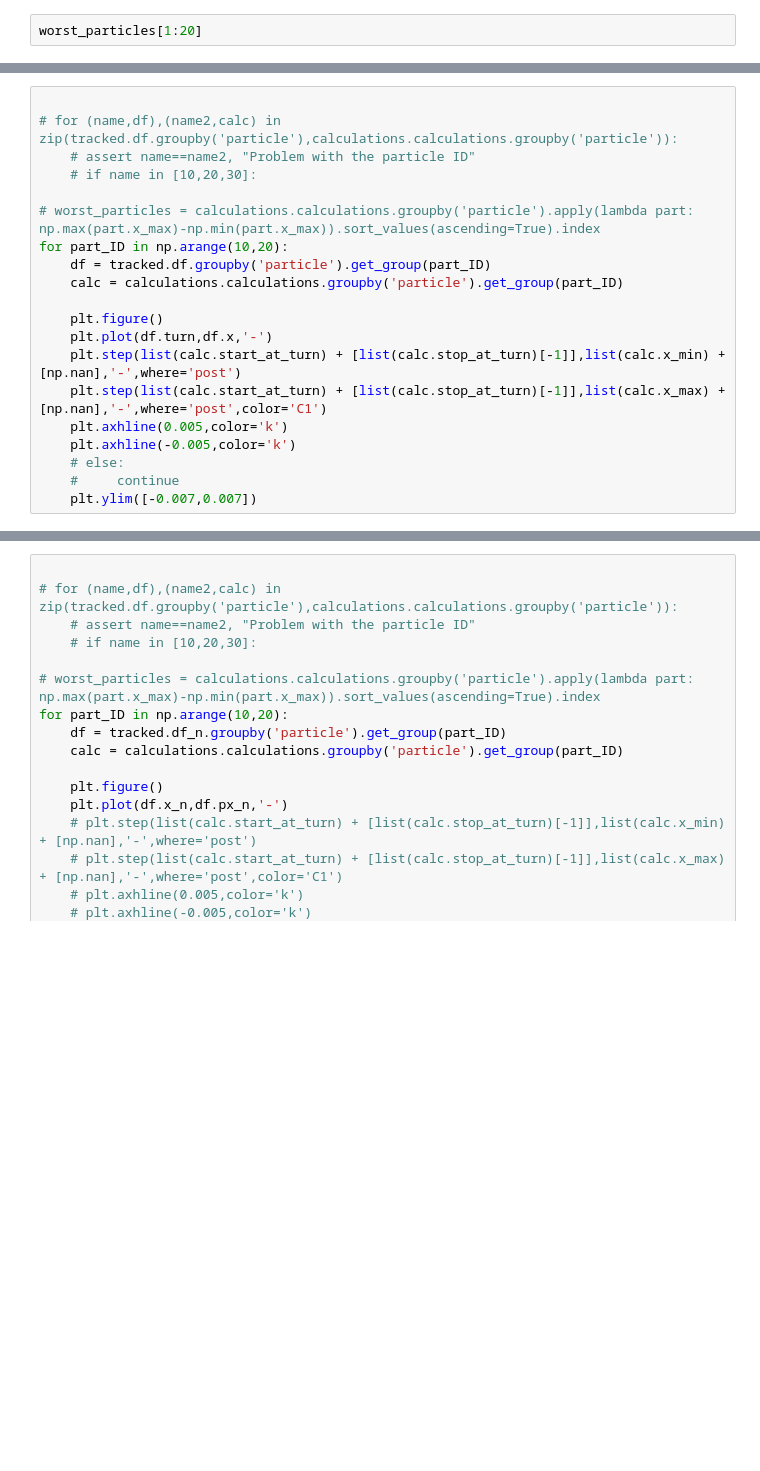
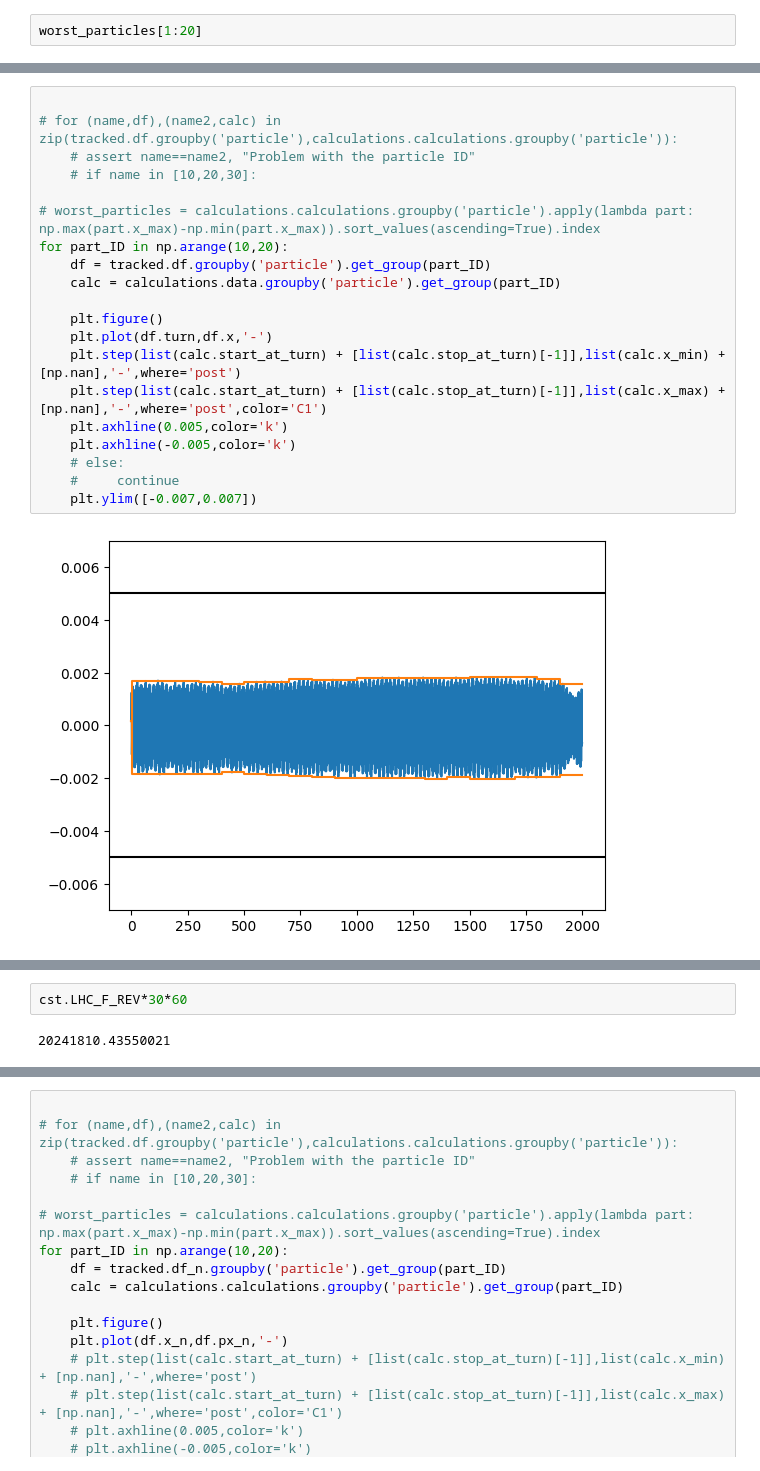
Before and after one commit to pbelange/BBStudies, a Jupyter notebook: Machines/XMask/Jobs/003_particle_dist_and_track/analysis_test.ipynb, the cells around one changed output, grey strips where cells are left out. Cells and saved outputs as stored; diff of their text form; blank space fills up the shorter version.

```diff
--- a/Machines/XMask/Jobs/003_particle_dist_and_track/analysis_test.ipynb
+++ b/Machines/XMask/Jobs/003_particle_dist_and_track/analysis_test.ipynb
@@ -252,20 +520,22 @@ for part_ID in worst_particles[1:20]:#np.arange(10,20):
 # %%
 
 # for (name,df),(name2,calc) in zip(tracked.df.groupby('particle'),calculations.calculations.groupby('particle')):
     # assert name==name2, "Problem with the particle ID"
     # if name in [10,20,30]:
 
 # worst_particles = calculations.calculations.groupby('particle').apply(lambda part: np.max(part.x_max)-np.min(part.x_max)).sort_values(ascending=True).index
 for part_ID in np.arange(10,20):
     df = tracked.df.groupby('particle').get_group(part_ID)
-    calc = calculations.calculations.groupby('particle').get_group(part_ID)
+    calc = calculations.data.groupby('particle').get_group(part_ID)
 
     plt.figure()
     plt.plot(df.turn,df.x,'-')
     plt.step(list(calc.start_at_turn) + [list(calc.stop_at_turn)[-1]],list(calc.x_min) + [np.nan],'-',where='post')
     plt.step(list(calc.start_at_turn) + [list(calc.stop_at_turn)[-1]],list(calc.x_max) + [np.nan],'-',where='post',color='C1')
     plt.axhline(0.005,color='k')
     plt.axhline(-0.005,color='k')
     # else:
     #     continue
     plt.ylim([-0.007,0.007])
+# %% [output]
+[figure, added]
@@ -271,0 +551,4 @@ for part_ID in np.arange(10,20):
+# %%
+cst.LHC_F_REV*30*60
+# %% [output]
+20241810.43550021
```
Also changed, not shown: parts of 27 cells of this notebook, 3 other files.
